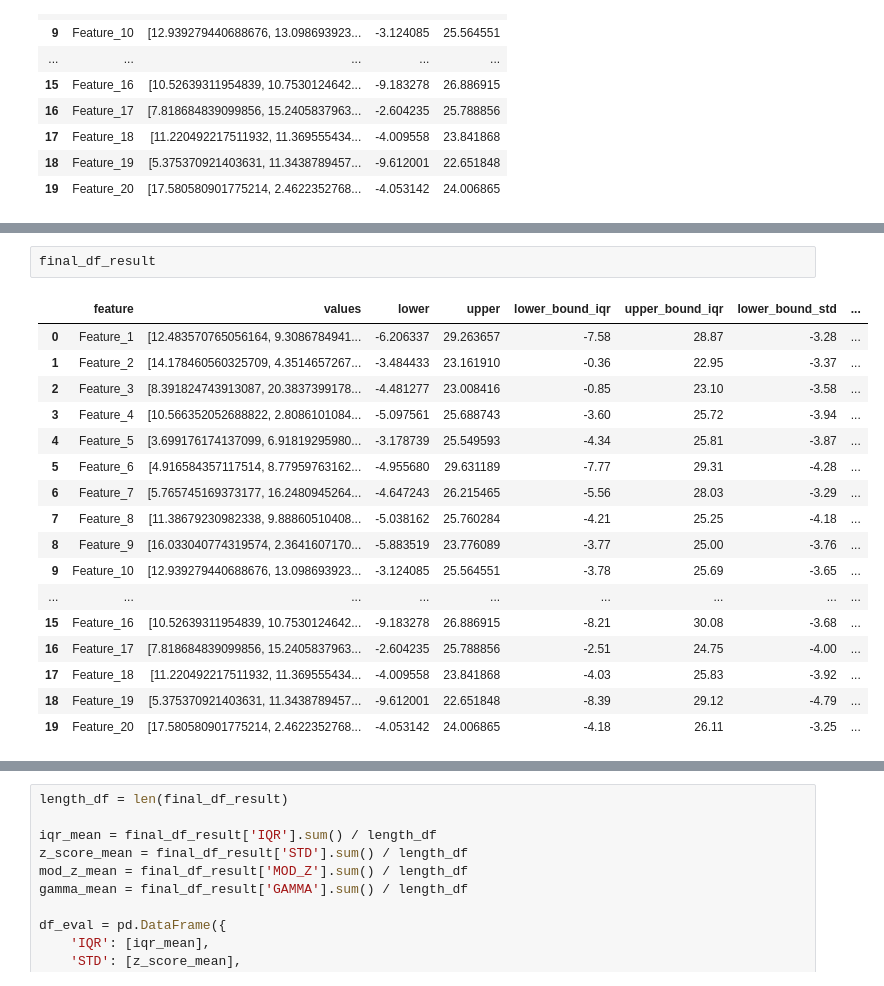
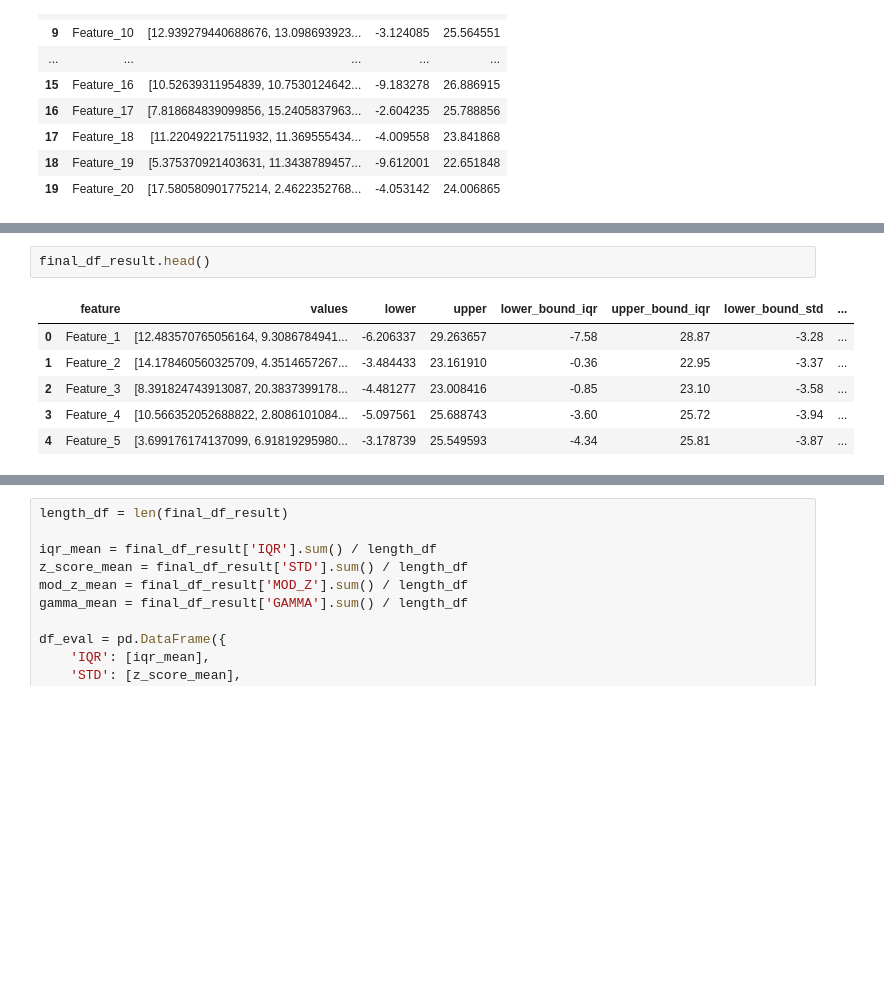
Before and after one commit to KevinGarrison/PythonDataValidationTool, a Jupyter notebook: src/test.ipynb, the cells around one changed output, grey strips where cells are left out. Saved outputs shown, nothing was run; the diff lists cells and outputs as text; blank space fills up the shorter version.

```diff
--- a/src/test.ipynb
+++ b/src/test.ipynb
@@ -250,20 +248,9 @@ Elapsed time: 3.50 minutes
 # %%
-final_df_result
+final_df_result.head()
 # %% [output]
 |  | feature | values | lower | upper | lower_bound_iqr | upper_bound_iqr | lower_bound_std | ... |
 | 0 | Feature_1 | [12.483570765056164, 9.3086784941... | -6.206337 | 29.263657 | -7.58 | 28.87 | -3.28 | ... |
 | 1 | Feature_2 | [14.178460560325709, 4.3514657267... | -3.484433 | 23.161910 | -0.36 | 22.95 | -3.37 | ... |
 | 2 | Feature_3 | [8.391824743913087, 20.3837399178... | -4.481277 | 23.008416 | -0.85 | 23.10 | -3.58 | ... |
 | 3 | Feature_4 | [10.566352052688822, 2.8086101084... | -5.097561 | 25.688743 | -3.60 | 25.72 | -3.94 | ... |
 | 4 | Feature_5 | [3.699176174137099, 6.91819295980... | -3.178739 | 25.549593 | -4.34 | 25.81 | -3.87 | ... |
-| 5 | Feature_6 | [4.916584357117514, 8.77959763162... | -4.955680 | 29.631189 | -7.77 | 29.31 | -4.28 | ... |
-| 6 | Feature_7 | [5.765745169373177, 16.2480945264... | -4.647243 | 26.215465 | -5.56 | 28.03 | -3.29 | ... |
-| 7 | Feature_8 | [11.38679230982338, 9.88860510408... | -5.038162 | 25.760284 | -4.21 | 25.25 | -4.18 | ... |
-| 8 | Feature_9 | [16.033040774319574, 2.3641607170... | -5.883519 | 23.776089 | -3.77 | 25.00 | -3.76 | ... |
-| 9 | Feature_10 | [12.939279440688676, 13.098693923... | -3.124085 | 25.564551 | -3.78 | 25.69 | -3.65 | ... |
-| ... | ... | ... | ... | ... | ... | ... | ... | ... |
-| 15 | Feature_16 | [10.52639311954839, 10.7530124642... | -9.183278 | 26.886915 | -8.21 | 30.08 | -3.68 | ... |
-| 16 | Feature_17 | [7.818684839099856, 15.2405837963... | -2.604235 | 25.788856 | -2.51 | 24.75 | -4.00 | ... |
-| 17 | Feature_18 | [11.220492217511932, 11.369555434... | -4.009558 | 23.841868 | -4.03 | 25.83 | -3.92 | ... |
-| 18 | Feature_19 | [5.375370921403631, 11.3438789457... | -9.612001 | 22.651848 | -8.39 | 29.12 | -4.79 | ... |
-| 19 | Feature_20 | [17.580580901775214, 2.4622352768... | -4.053142 | 24.006865 | -4.18 | 26.11 | -3.25 | ... |
```
Also changed, not shown: parts of 9 cells of this notebook.
